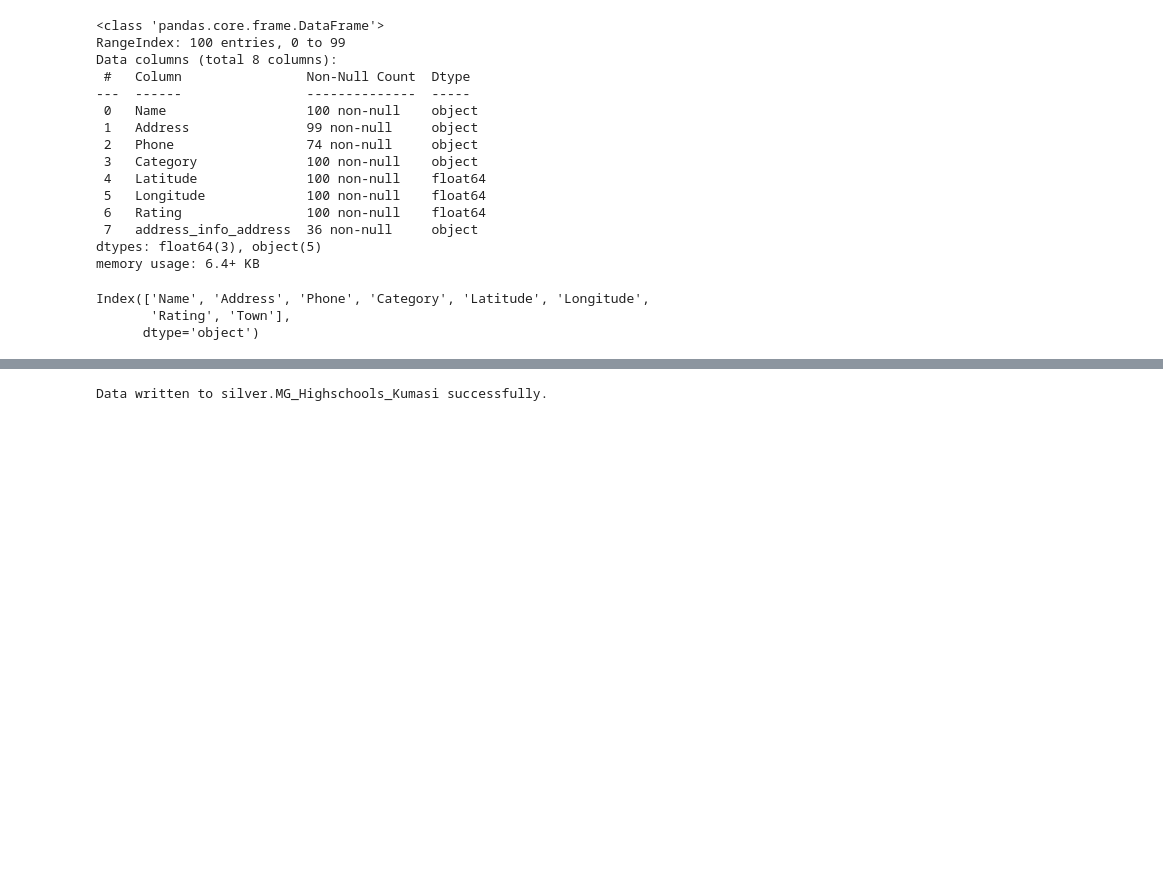
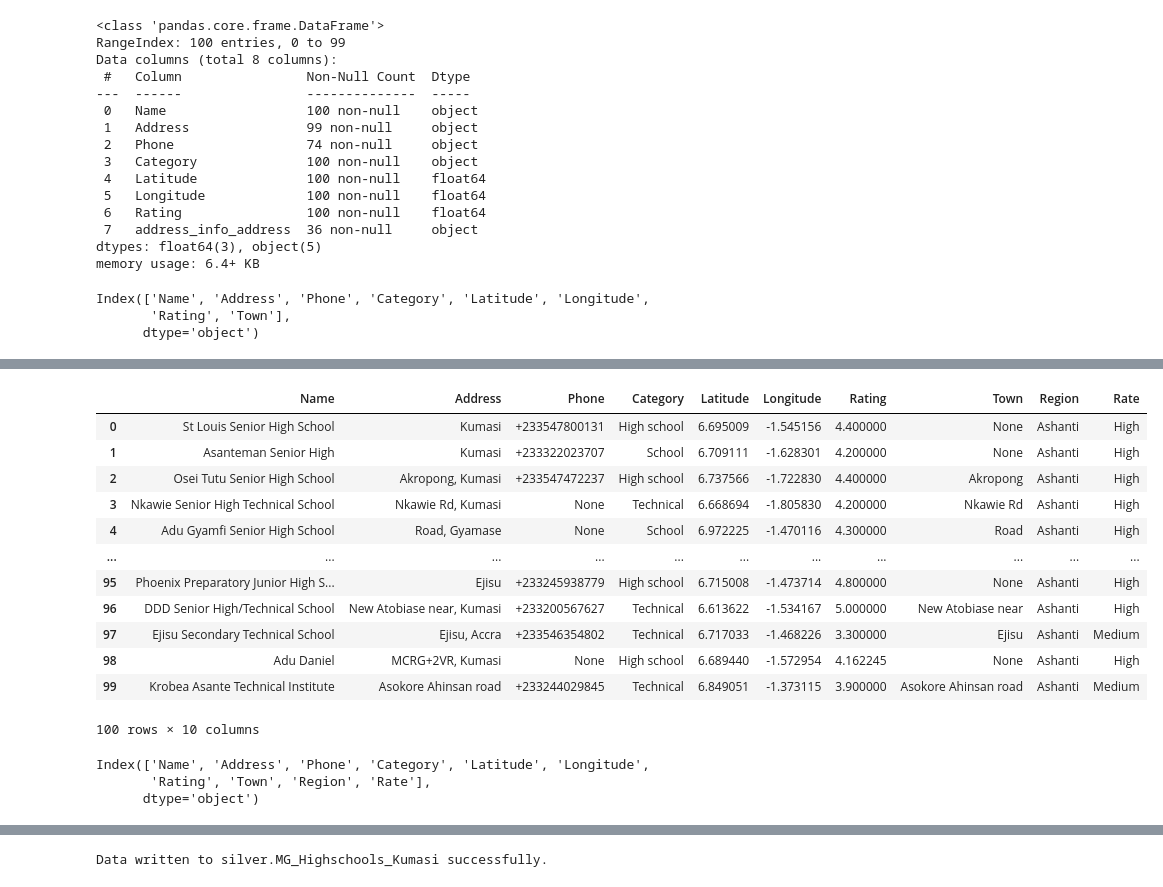
Before and after one commit to Mgyamfi9/CTRT_DataForSeo_GoogleMaps, a Jupyter notebook: Data_Cleaning_Silver/silver_MG_Schools_Kumasi.ipynb, the cells around one changed output, grey strips where cells are left out. Cells and saved outputs as stored; diff of their text form; code cells hidden in the pictures; blank space fills up the shorter version.

Commit message:
added new columns rate and region, updated categories

```diff
--- a/Data_Cleaning_Silver/silver_MG_Schools_Kumasi.ipynb
+++ b/Data_Cleaning_Silver/silver_MG_Schools_Kumasi.ipynb
@@ -355,3 +355,5 @@ df.columns
 Index(['Name', 'Address', 'Phone', 'Category', 'Latitude', 'Longitude',
        'Rating', 'Town'],
       dtype='object')
+# %%
+df["Region"]="Ashanti"
@@ -357,0 +405,17 @@ Index(['Name', 'Address', 'Phone', 'Category', 'Latitude', 'Longitude',
+# %%
+# Define conditions and corresponding values
+import numpy as np
+conditions = [
+    df["Rating"] >= 4.0,
+    (df["Rating"] >= 3.0) & (df["Rating"] < 4.0)
+]
+
+choices = [
+    "High",
+    "Medium"
+]
+
+# Apply conditions using numpy select
+df["Rate"] = np.select(conditions, choices, default="Low")
+
+print(df)
@@ -357,0 +440,22 @@ Index(['Name', 'Address', 'Phone', 'Category', 'Latitude', 'Longitude',
+# %%
+df
+# %% [output]
+|  | Name | Address | Phone | Category | Latitude | Longitude | Rating | Town | Region | Rate |
+| 0 | St Louis Senior High School | Kumasi | +233547800131 | High school | 6.695009 | -1.545156 | 4.400000 | None | Ashanti | High |
+| 1 | Asanteman Senior High | Kumasi | +233322023707 | School | 6.709111 | -1.628301 | 4.200000 | None | Ashanti | High |
+| 2 | Osei Tutu Senior High School | Akropong, Kumasi | +233547472237 | High school | 6.737566 | -1.722830 | 4.400000 | Akropong | Ashanti | High |
+| 3 | Nkawie Senior High Technical School | Nkawie Rd, Kumasi | None | Technical | 6.668694 | -1.805830 | 4.200000 | Nkawie Rd | Ashanti | High |
+| 4 | Adu Gyamfi Senior High School | Road, Gyamase | None | School | 6.972225 | -1.470116 | 4.300000 | Road | Ashanti | High |
+| ... | ... | ... | ... | ... | ... | ... | ... | ... | ... | ... |
+| 95 | Phoenix Preparatory Junior High S... | Ejisu | +233245938779 | High school | 6.715008 | -1.473714 | 4.800000 | None | Ashanti | High |
+| 96 | DDD Senior High/Technical School | New Atobiase near, Kumasi | +233200567627 | Technical | 6.613622 | -1.534167 | 5.000000 | New Atobiase near | Ashanti | High |
+| 97 | Ejisu Secondary Technical School | Ejisu, Accra | +233546354802 | Technical | 6.717033 | -1.468226 | 3.300000 | Ejisu | Ashanti | Medium |
+| 98 | Adu Daniel | MCRG+2VR, Kumasi | None | High school | 6.689440 | -1.572954 | 4.162245 | None | Ashanti | High |
+| 99 | Krobea Asante Technical Institute | Asokore Ahinsan road | +233244029845 | Technical | 6.849051 | -1.373115 | 3.900000 | Asokore Ahinsan road | Ashanti | Medium |
+100 rows × 10 columns
+# %%
+df.columns
+# %% [output]
+Index(['Name', 'Address', 'Phone', 'Category', 'Latitude', 'Longitude',
+       'Rating', 'Town', 'Region', 'Rate'],
+      dtype='object')
```
Also changed, not shown: parts of 4 cells of this notebook.
